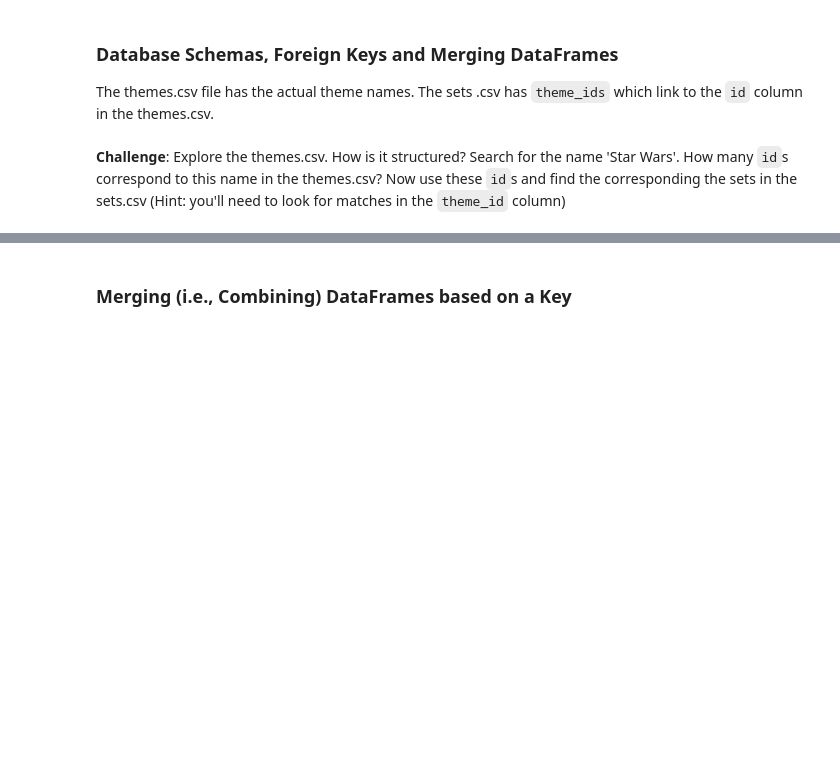
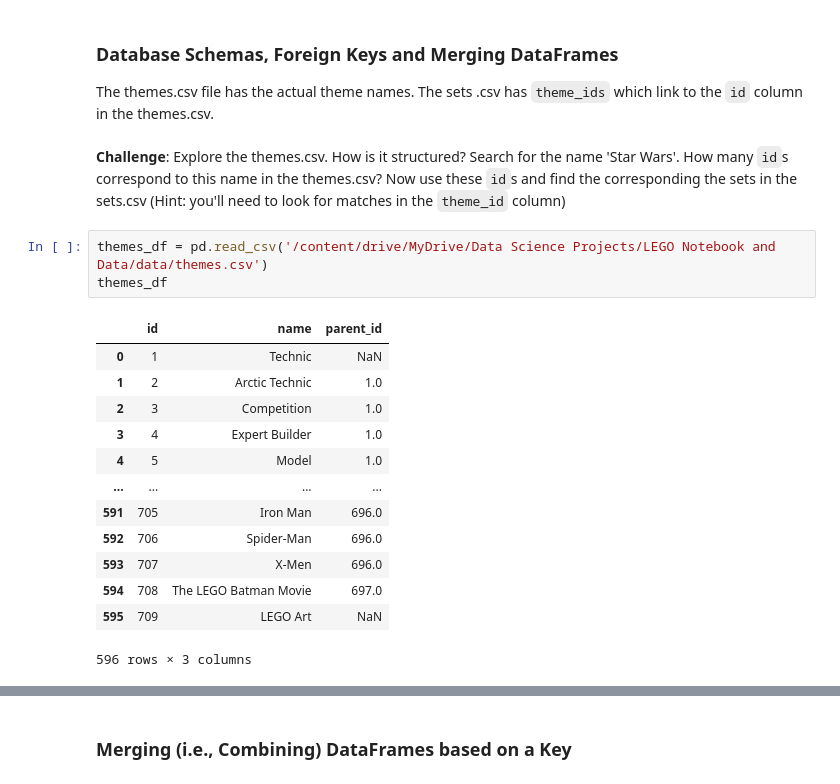
Before and after one commit to nipsalvin/Data-Science, a Jupyter notebook: LEGO Notebook and Data/Lego_Analysis_for_Course.ipynb, the cells around one changed output, grey strips where cells are left out. Cells and saved outputs as stored; diff of their text form; blank space fills up the shorter version.

```diff
--- a/LEGO Notebook and Data/Lego_Analysis_for_Course.ipynb
+++ b/LEGO Notebook and Data/Lego_Analysis_for_Course.ipynb
@@ -282,3 +366,20 @@ LEGO has licensed many hit franchises from Harry Potter to Marvel Super Heros to
 The themes.csv file has the actual theme names. The sets .csv has <code>theme_ids</code> which link to the <code>id</code> column in the themes.csv.
 # %% [markdown]
 **Challenge**: Explore the themes.csv. How is it structured? Search for the name 'Star Wars'. How many <code>id</code>s correspond to this name in the themes.csv? Now use these <code>id</code>s and find the corresponding the sets in the sets.csv (Hint: you'll need to look for matches in the <code>theme_id</code> column)
+# %%
+themes_df = pd.read_csv('/content/drive/MyDrive/Data Science Projects/LEGO Notebook and Data/data/themes.csv')
+themes_df
+# %% [output]
+|  | id | name | parent_id |
+| 0 | 1 | Technic | NaN |
+| 1 | 2 | Arctic Technic | 1.0 |
+| 2 | 3 | Competition | 1.0 |
+| 3 | 4 | Expert Builder | 1.0 |
+| 4 | 5 | Model | 1.0 |
+| ... | ... | ... | ... |
+| 591 | 705 | Iron Man | 696.0 |
+| 592 | 706 | Spider-Man | 696.0 |
+| 593 | 707 | X-Men | 696.0 |
+| 594 | 708 | The LEGO Batman Movie | 697.0 |
+| 595 | 709 | LEGO Art | NaN |
+596 rows × 3 columns
```
Also changed, not shown: parts of 11 cells of this notebook.
